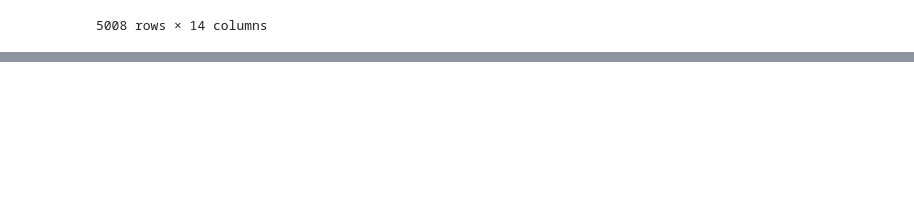
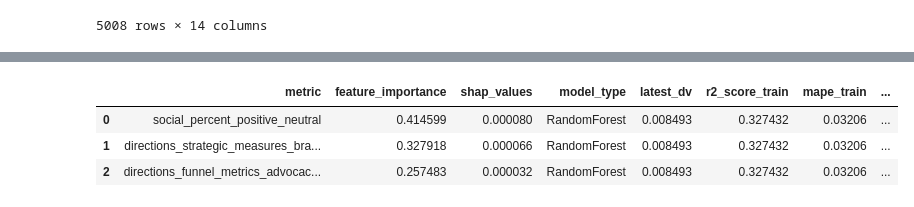
Before and after one commit to vks-varma/brandhub-capability, a Jupyter notebook: src/BHC_Capability/rough_book.ipynb, the cells around one changed output, grey strips where cells are left out. Drawn from its saved outputs; the diff is of its cells as text; code cells hidden in the pictures; blank space fills up the shorter version.

```diff
--- a/src/BHC_Capability/rough_book.ipynb
+++ b/src/BHC_Capability/rough_book.ipynb
@@ -548,0 +588,26 @@ WARNING:root:Solver didnt converge, see SolverResult.
+# %%
+def model_data_prep(model_idv_dv_df, col_available, config, test_size_ratio=0.1, shuffle=True):
+    """
+    Prepare model data by splitting into training and testing sets.
+
+    Parameters:
+    model_idv_dv_df (DataFrame): The dataset containing independent and dependent variables.
+    col_available (list): List of column names to be used as independent variables.
+    config (dict): Configuration dictionary containing the dependent variable column name.
+    test_size_ratio (float): Proportion of the dataset to be used as the test set.
+    shuffle (bool): Whether to shuffle the data before splitting.
+
+    Returns:
+    tuple: train_x, test_x, train_y, test_y
+    """
+    idvs = model_idv_dv_df[col_available]
+    dv = model_idv_dv_df[config["dv_column"]]
+
+    train_x, test_x, train_y, test_y = train_test_split(
+        idvs,
+        dv,
+        test_size=int(test_size_ratio * idvs.shape[0]),
+        shuffle=shuffle,
+    )
+
+    return train_x, test_x, train_y, test_y, idvs, dv
@@ -548,0 +788,7 @@ WARNING:root:Solver didnt converge, see SolverResult.
+# %%
+results_all_model
+# %% [output]
+|  | metric | feature_importance | shap_values | model_type | latest_dv | r2_score_train | mape_train | ... |
+| 0 | social_percent_positive_neutral | 0.414599 | 0.000080 | RandomForest | 0.008493 | 0.327432 | 0.03206 | ... |
+| 1 | directions_strategic_measures_bra... | 0.327918 | 0.000066 | RandomForest | 0.008493 | 0.327432 | 0.03206 | ... |
+| 2 | directions_funnel_metrics_advocac... | 0.257483 | 0.000032 | RandomForest | 0.008493 | 0.327432 | 0.03206 | ... |
```
Also changed, not shown: parts of 18 cells of this notebook, 1 other file.
